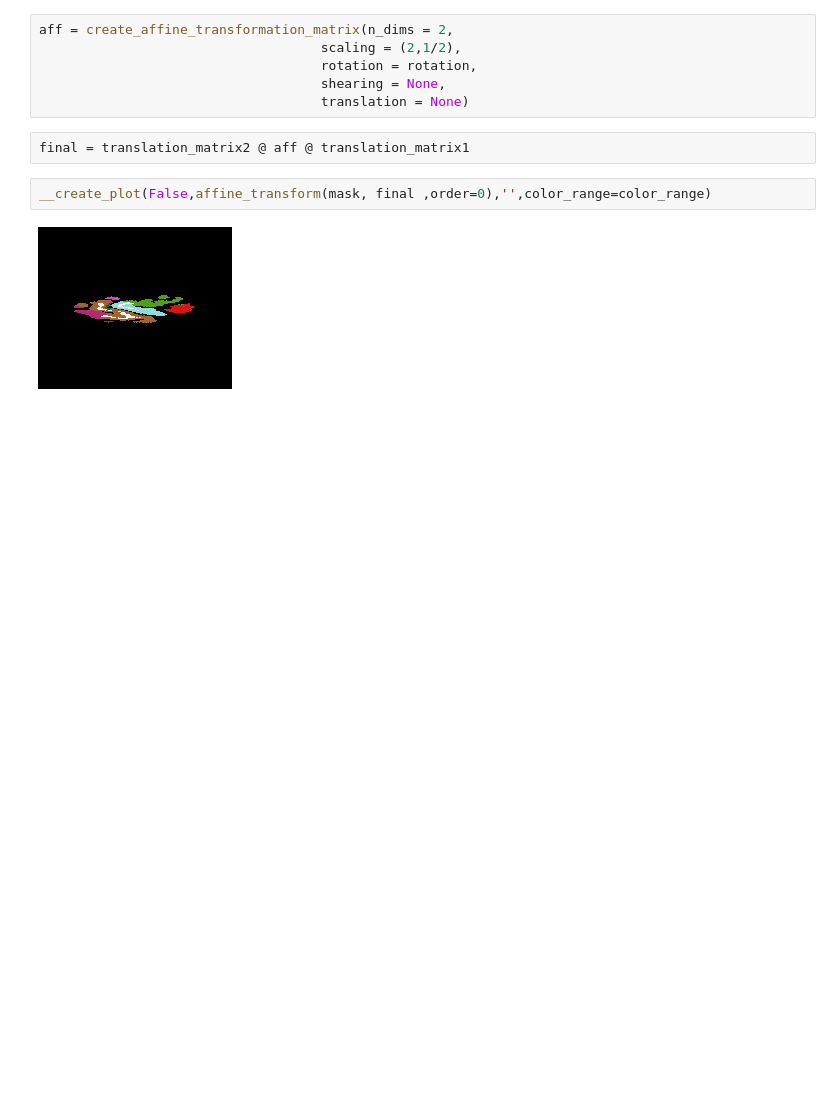
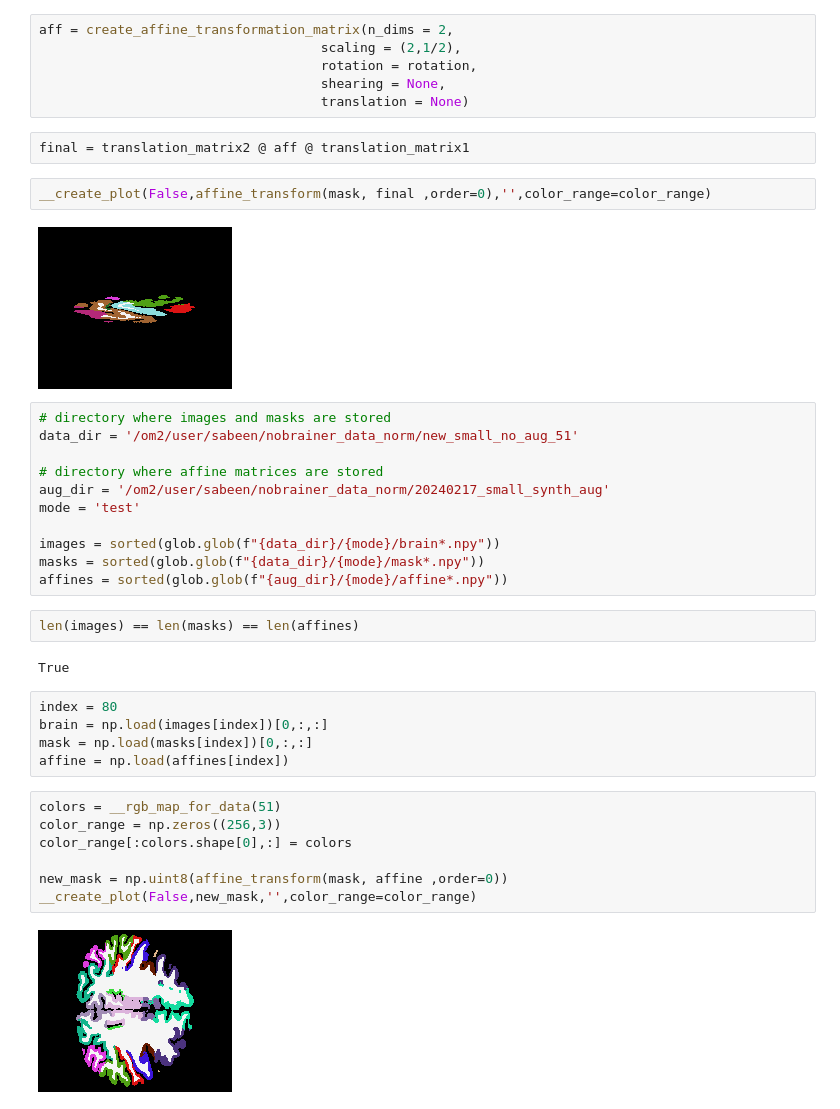
Before and after one commit to sabeenlohawala/brain_segmentation, a Jupyter notebook: notebooks/augmentation_scratch.ipynb, the cells around one changed output. Drawn from its saved outputs; the diff is of its cells as text; blank space fills up the shorter version.

Commit message:
Add synth affines

```diff
--- a/notebooks/augmentation_scratch.ipynb
+++ b/notebooks/augmentation_scratch.ipynb
@@ -607,3 +607,32 @@ final = translation_matrix2 @ aff @ translation_matrix1
 __create_plot(False,affine_transform(mask, final ,order=0),'',color_range=color_range)
 # %% [output]
 [figure]
+# %%
+# directory where images and masks are stored
+data_dir = '/om2/user/sabeen/nobrainer_data_norm/new_small_no_aug_51'
+
+# directory where affine matrices are stored
+aug_dir = '/om2/user/sabeen/nobrainer_data_norm/20240217_small_synth_aug'
+mode = 'test'
+
+images = sorted(glob.glob(f"{data_dir}/{mode}/brain*.npy"))
+masks = sorted(glob.glob(f"{data_dir}/{mode}/mask*.npy"))
+affines = sorted(glob.glob(f"{aug_dir}/{mode}/affine*.npy"))
+# %%
+len(images) == len(masks) == len(affines)
+# %% [output]
+True
+# %%
+index = 80
+brain = np.load(images[index])[0,:,:]
+mask = np.load(masks[index])[0,:,:]
+affine = np.load(affines[index])
+# %%
+colors = __rgb_map_for_data(51)
+color_range = np.zeros((256,3))
+color_range[:colors.shape[0],:] = colors
+
+new_mask = np.uint8(affine_transform(mask, affine ,order=0))
+__create_plot(False,new_mask,'',color_range=color_range)
+# %% [output]
+[figure, added]
```
Also changed, not shown: parts of 6 cells of this notebook, 7 other files.
